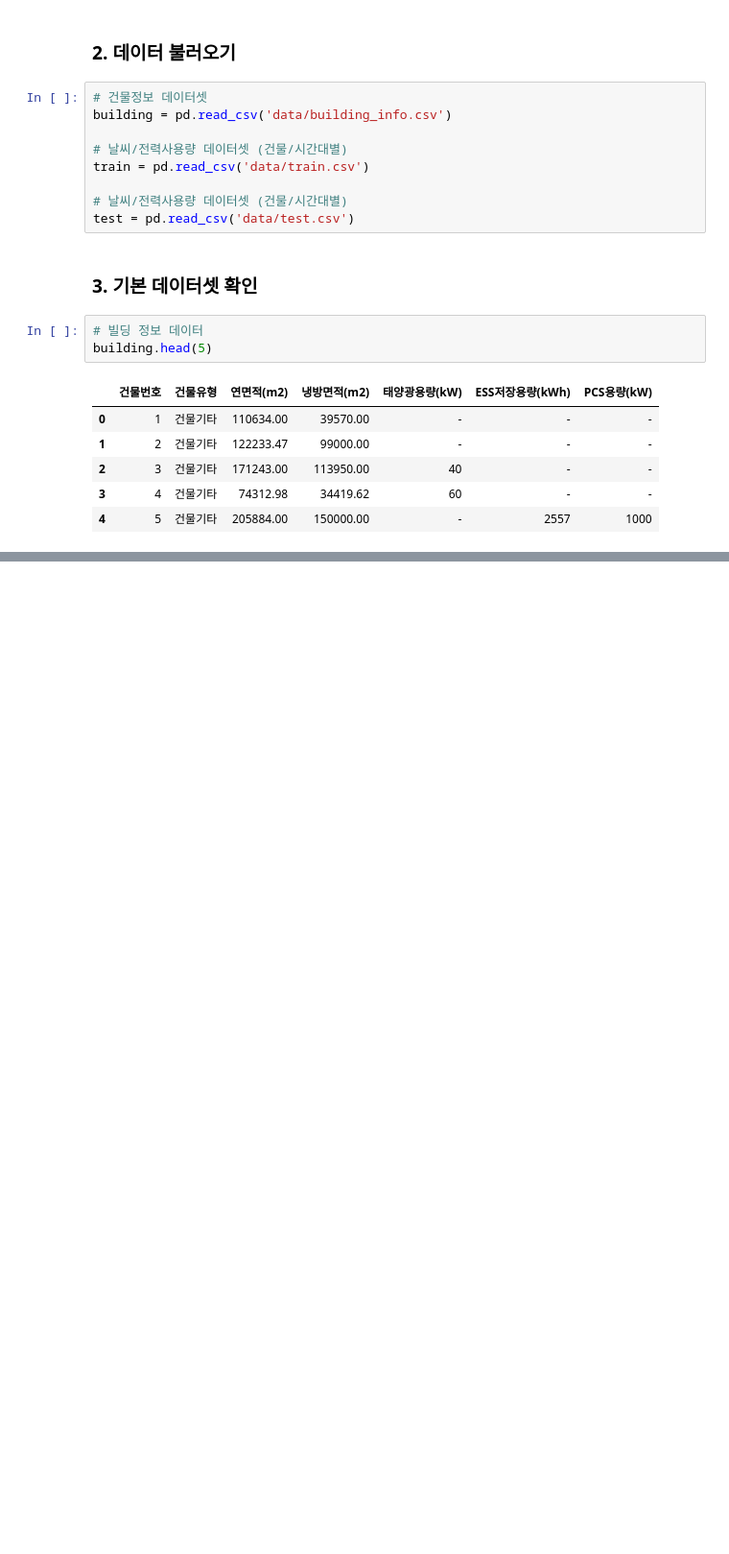
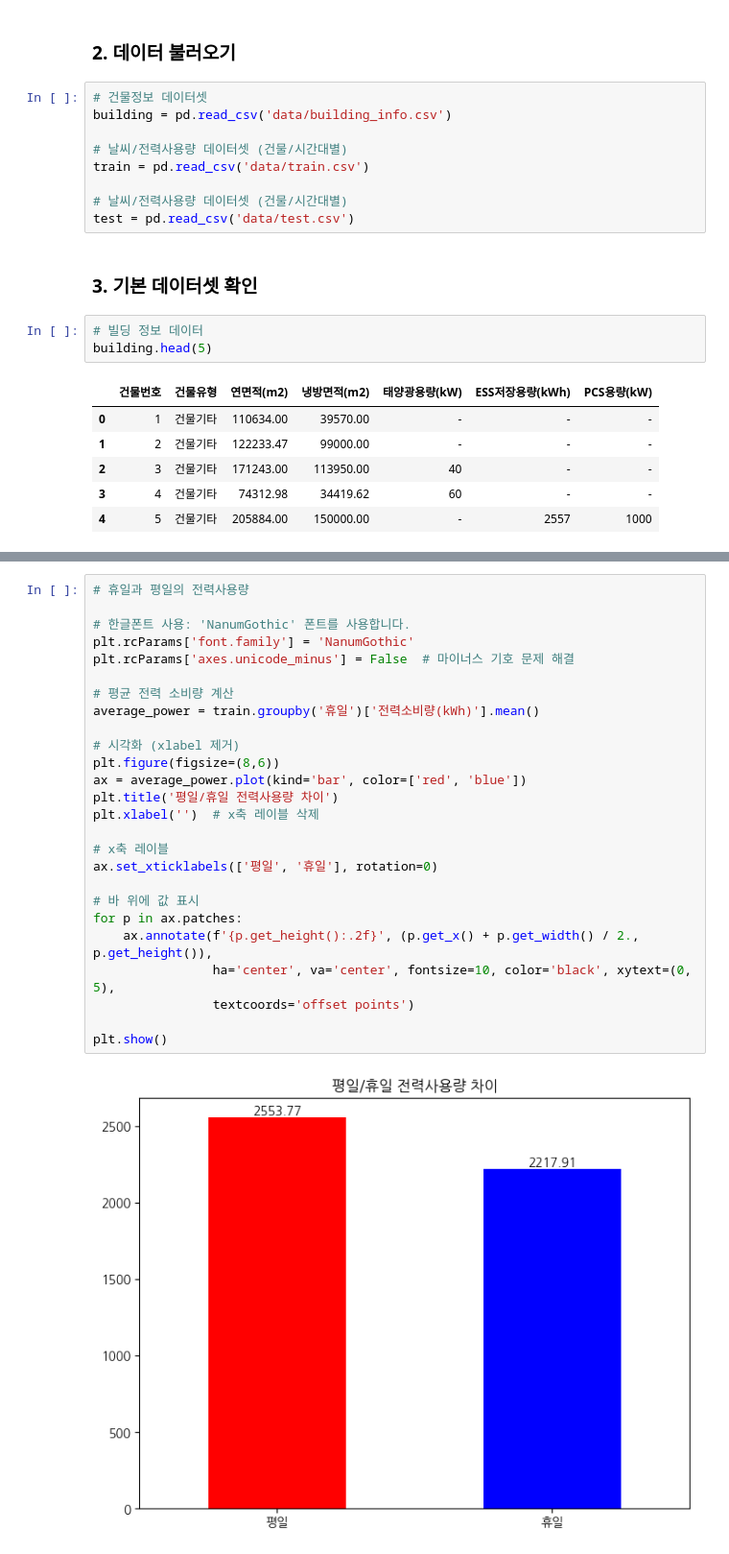
Before and after one commit to dongkieric98/-, a Jupyter notebook: electricity_EDA.ipynb, the cells around one changed output, grey strips where cells are left out. Shown: that part at 96% size. Drawn from its saved outputs; the diff is of its cells as text; blank space fills up the shorter version.

```diff
--- a/electricity_EDA.ipynb
+++ b/electricity_EDA.ipynb
@@ -103,0 +114,28 @@ building[building['냉방면적(m2)'] == 0]
+# %%
+# 휴일과 평일의 전력사용량
+
+# 한글폰트 사용: 'NanumGothic' 폰트를 사용합니다.
+plt.rcParams['font.family'] = 'NanumGothic'
+plt.rcParams['axes.unicode_minus'] = False  # 마이너스 기호 문제 해결
+
+# 평균 전력 소비량 계산
+average_power = train.groupby('휴일')['전력소비량(kWh)'].mean()
+
+# 시각화 (xlabel 제거)
+plt.figure(figsize=(8,6))
+ax = average_power.plot(kind='bar', color=['red', 'blue'])
+plt.title('평일/휴일 전력사용량 차이')
+plt.xlabel('')  # x축 레이블 삭제
+
+# x축 레이블
+ax.set_xticklabels(['평일', '휴일'], rotation=0)
+
+# 바 위에 값 표시
+for p in ax.patches:
+    ax.annotate(f'{p.get_height():.2f}', (p.get_x() + p.get_width() / 2., p.get_height()),
+                ha='center', va='center', fontsize=10, color='black', xytext=(0, 5),
+                textcoords='offset points')
+
+plt.show()
+# %% [output]
+[figure, added]
```
Also changed, not shown: parts of 13 cells of this notebook, 1 other file.
